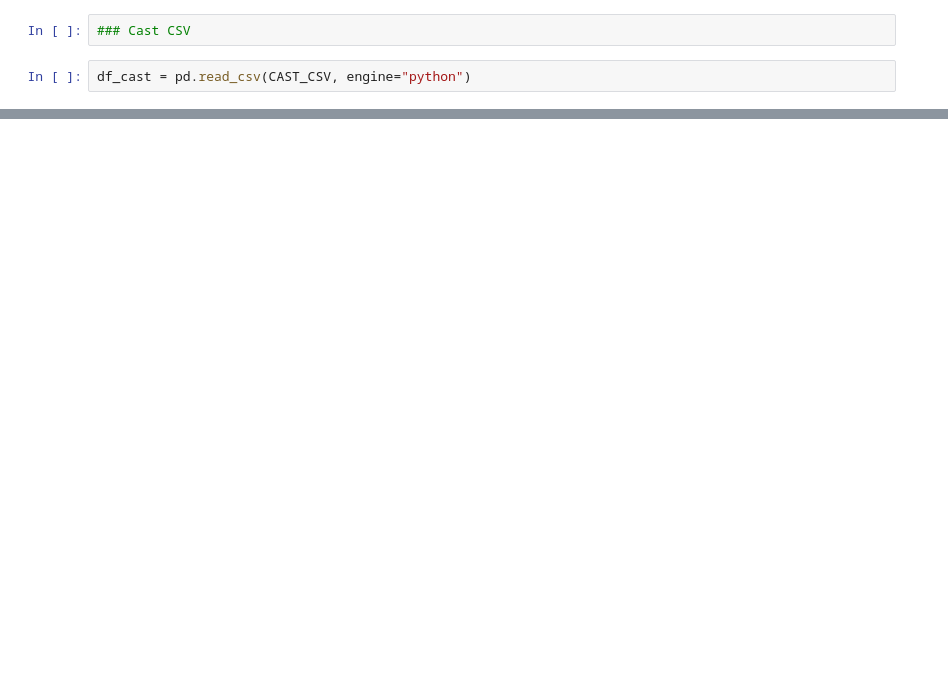
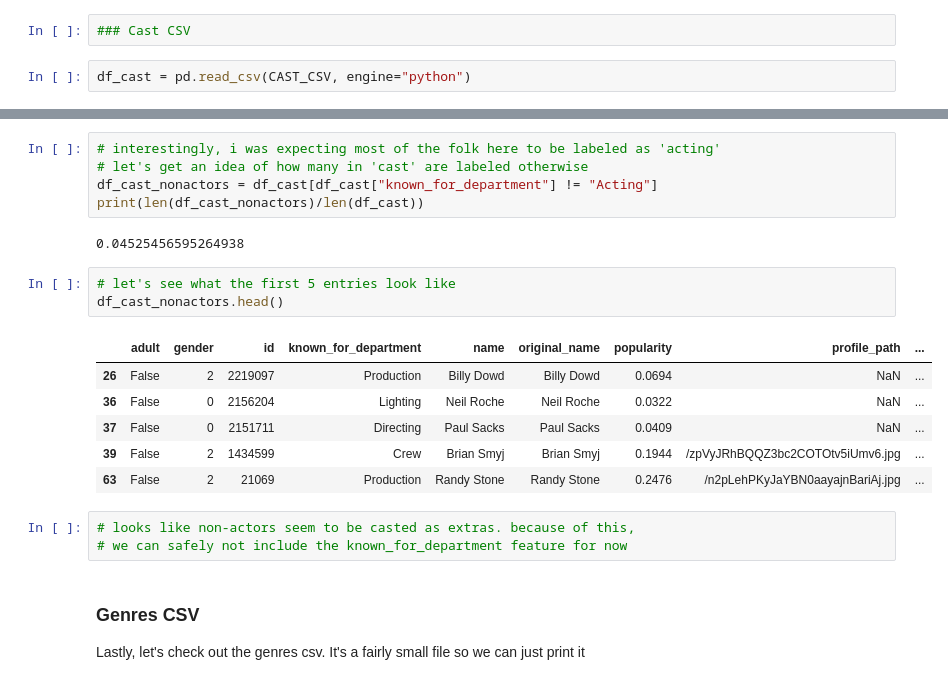
Before and after one commit to jacobjeffrey/tmdb-analytics, a Jupyter notebook: notebooks/movies_eda_2.ipynb, the cells around one changed output, grey strips where cells are left out. Drawn from its saved outputs; the diff is of its cells as text; blank space fills up the shorter version.

```diff
--- a/notebooks/movies_eda_2.ipynb
+++ b/notebooks/movies_eda_2.ipynb
@@ -256,0 +290,23 @@ df_cast.describe()
+# %%
+# interestingly, i was expecting most of the folk here to be labeled as 'acting'
+# let's get an idea of how many in 'cast' are labeled otherwise
+df_cast_nonactors = df_cast[df_cast["known_for_department"] != "Acting"]
+print(len(df_cast_nonactors)/len(df_cast))
+# %% [output]
+0.04525456595264938
+# %%
+# let's see what the first 5 entries look like
+df_cast_nonactors.head()
+# %% [output]
+|  | adult | gender | id | known_for_department | name | original_name | popularity | profile_path | ... |
+| 26 | False | 2 | 2219097 | Production | Billy Dowd | Billy Dowd | 0.0694 | NaN | ... |
+| 36 | False | 0 | 2156204 | Lighting | Neil Roche | Neil Roche | 0.0322 | NaN | ... |
+| 37 | False | 0 | 2151711 | Directing | Paul Sacks | Paul Sacks | 0.0409 | NaN | ... |
+| 39 | False | 2 | 1434599 | Crew | Brian Smyj | Brian Smyj | 0.1944 | /zpVyJRhBQQZ3bc2COTOtv5iUmv6.jpg | ... |
+| 63 | False | 2 | 21069 | Production | Randy Stone | Randy Stone | 0.2476 | /n2pLehPKyJaYBN0aayajnBariAj.jpg | ... |
+# %%
+# looks like non-actors seem to be casted as extras. because of this,
+# we can safely not include the known_for_department feature for now
+# %% [markdown]
+### Genres CSV
+Lastly, let's check out the genres csv. It's a fairly small file so we can just print it
```
Also changed, not shown: parts of 19 cells of this notebook.
